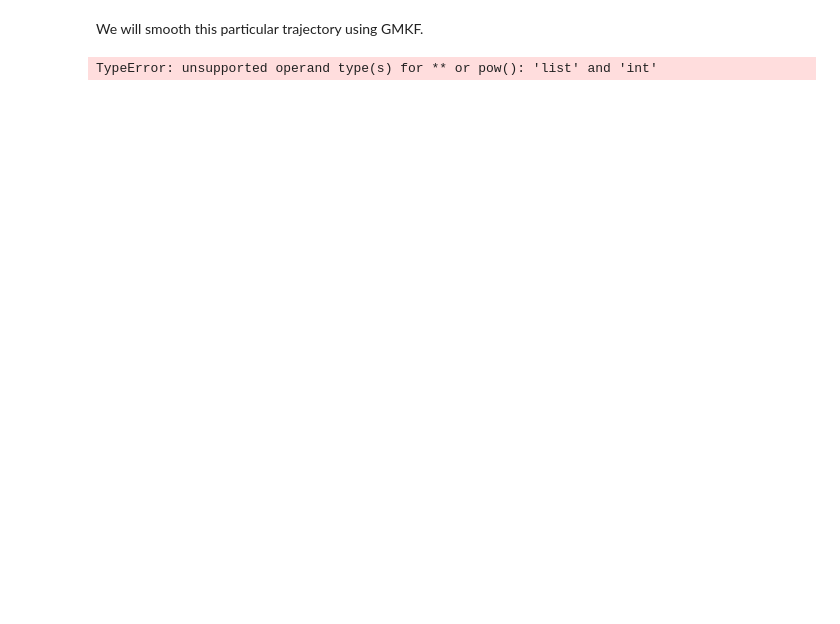
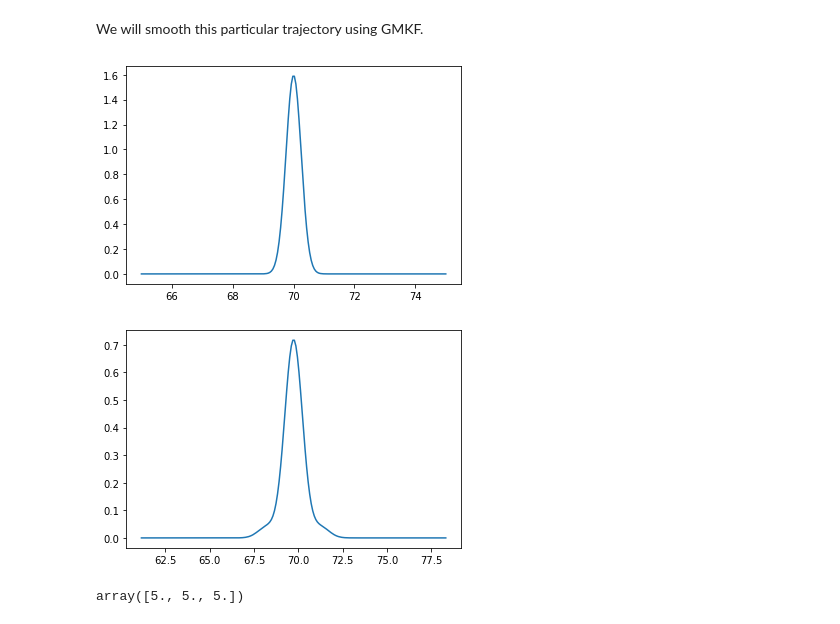
Before and after one commit to thinhhoang95/smoothie, a Jupyter notebook: GMKF_PROTOTYPE.ipynb, the cells around one changed output. Saved outputs shown, nothing was run; the diff lists cells and outputs as text; code cells hidden in the pictures; blank space fills up the shorter version.

```diff
--- a/GMKF_PROTOTYPE.ipynb
+++ b/GMKF_PROTOTYPE.ipynb
@@ -21,7 +21,7 @@ class GMKF():
         self.wy = [1]
         self.y = [y_init]
         self.std_y = [std_y]
-        self.P_y = [self.std_y**2]
+        self.P_y = [std_y**2]
         # dynamics params is a tuple of alpha_left, mu_left, std_left, alpha_center, mu_center, std_center, alpha_right, mu_right, std_right, std_y
         self.dynamics_params = dynamics_params
         self.Nx = 3 # number of mixture components of the dynamics model
@@ -46,7 +46,7 @@ class GMKF():
             for j in range(self.Nx): # j is the index of t+1|t mixture, or the dynamics model. j=0: left, j=1: center, j=2: right
                 l = self.Nx * s + j # lth mixture component of t+1|1:t
 
-                x_tPlus1_t = (self.x_mean[self.t+1] - self.x_mean[self.t]) + self.x[s] + self.dynamics_params[1 + 3*j]
+                x_tPlus1_t = (self.x_mean[self.t+1] - self.x_mean[self.t]) + self.mu_x[s] + self.dynamics_params[1 + 3*j]
                 # in dynamics_params, the variances are at index 2, 5, 8
                 P_tPlus1_t = self.P_x[s] + self.dynamics_params[2 + 3*j]**2 # the variance is the sum of the variances of the dynamics and the measurement
                 w_tPlus1_t = self.wx[s] * self.dynamics_params[0 + 3*j] # the weight is the product of the weights of the dynamics and the measurement
@@ -95,9 +95,38 @@ plt.legend(['y_test', 'y_mean'])
 # %% [markdown]
 We will smooth this particular trajectory using GMKF.
 # %%
+# Initialize the filter
 # alpha_left, mu_left, std_left, alpha_center, mu_center, std_center, alpha_right, mu_right, std_right, std_y
-filt = GMKF(x_init=x_test[0], std_x=0.1, y_init=y_test[0], std_y=0.1,
-            dynamics_params=(0.05, -1.5, 0.1, 0.9, 0, 0.5, 0.05, 1.5, 0.1, 1.2),
+filt = GMKF(x_init=x_test[0], std_x=.5, y_init=y_test[0], std_y=0.1,
+            dynamics_params=(0.05, -1.5, .5, 0.9, 0, .5, 0.05, 1.5, .5, 1.2),
             x_mean=x_mean, y_mean=y_mean)
+
+# predict the state at the next time step
+mu_x_pred, P_x_pred, w_x_pred, mu_y_pred, P_y_pred, w_y_pred = filt.predict()
-# %% [output]
-TypeError: unsupported operand type(s) for ** or pow(): 'list' and 'int'
+# %%
+# plot the GMM of the prediction
+from scipy.stats import norm
+def gmm_pdf(mu, P, w, x):
+    pdf = 0
+    for l in range(mu.shape[0]):
+        pdf += w[l] * norm.pdf(x, mu[l], P[l])
+    return pdf
+
+def plot_gmm(mu, P, w):
+    x = np.linspace(np.min(mu) - np.max(np.sqrt(P)) * 10, np.max(mu) + np.max(np.sqrt(P)) * 10, 200)
+    plt.plot(x, gmm_pdf(mu, P, w, x))
+
+plt.figure()
+# Prior
+plot_gmm(np.array(filt.mu_x), np.array(filt.P_x), np.array(filt.wx))
+
+plt.figure()
+# Prediction
+plot_gmm(mu_x_pred, P_x_pred, w_x_pred)
+# %% [output]
+[figure, added]
+[figure, added]
+# %%
+P_x_pred
+# %% [output]
+array([5., 5., 5.])
```
Also changed, not shown: parts of 1 cell of this notebook.
